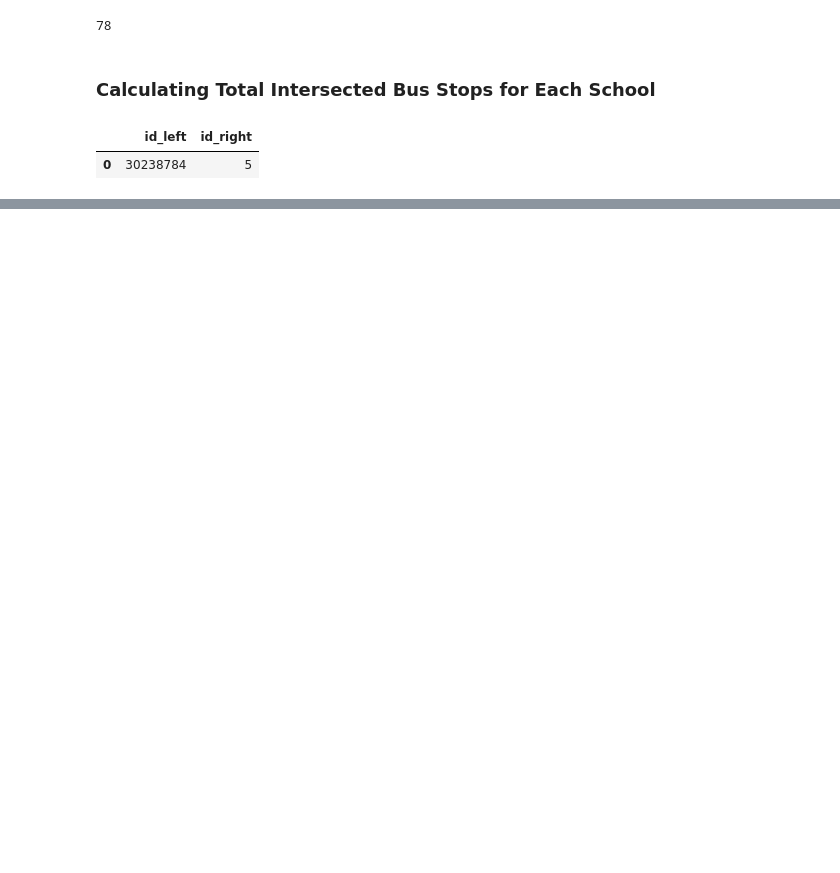
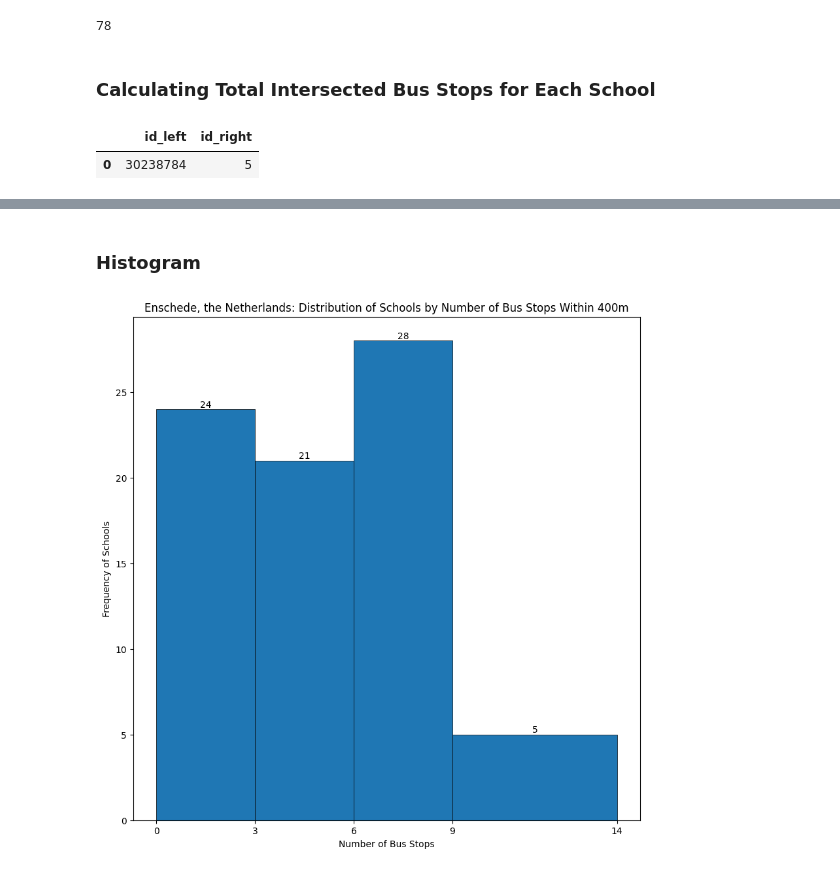
Before and after one commit to armaanFarooqui/dev-experiments, a Jupyter notebook: vectors/spatial_joins/buffer.ipynb, the cells around one changed output, grey strips where cells are left out. Cells and saved outputs as stored; diff of their text form; code cells hidden in the pictures; blank space fills up the shorter version.

```diff
--- a/vectors/spatial_joins/buffer.ipynb
+++ b/vectors/spatial_joins/buffer.ipynb
@@ -181,0 +231,27 @@ ValueError: Data must be 1-dimensional, got ndarray of shape (78, 2) instead
+# %% [markdown]
+### Histogram
+# %%
+fig, ax = plt.subplots(figsize=(10,10))
+bins = [i
+        for i in bus_stop_frequency['value'].astype(int)
+        if i%3 == 0] + [max(bus_stop_frequency['value'].astype(int))]
+
+counts, edges, patches = ax.hist(
+    bus_stop_frequency['value'],
+    weights=bus_stop_frequency['frequency'],
+    bins=bins,
+    edgecolor='black',
+    linewidth=0.5
+)
+ax.bar_label(patches, counts.astype(int))
+
+ax.set_xticks(bins)
+ax.set_xticklabels(bins)
+
+ax.set_title('Enschede, the Netherlands: Distribution of Schools by Number of Bus Stops Within 400m')
+ax.set_xlabel('Number of Bus Stops')
+ax.set_ylabel('Frequency of Schools')
+
+plt.show()
+# %% [output]
+[figure, added]
```
Also changed, not shown: parts of 17 cells of this notebook.
